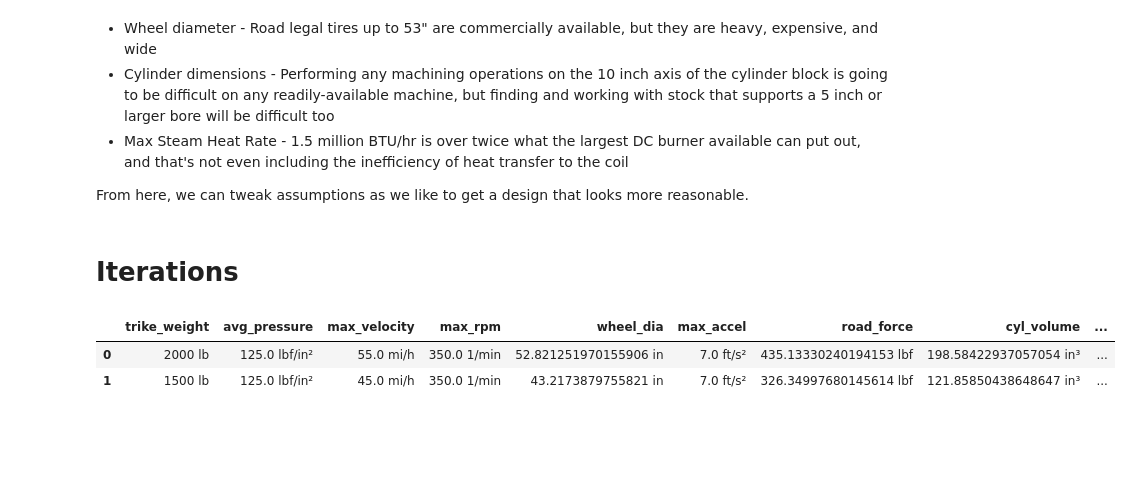
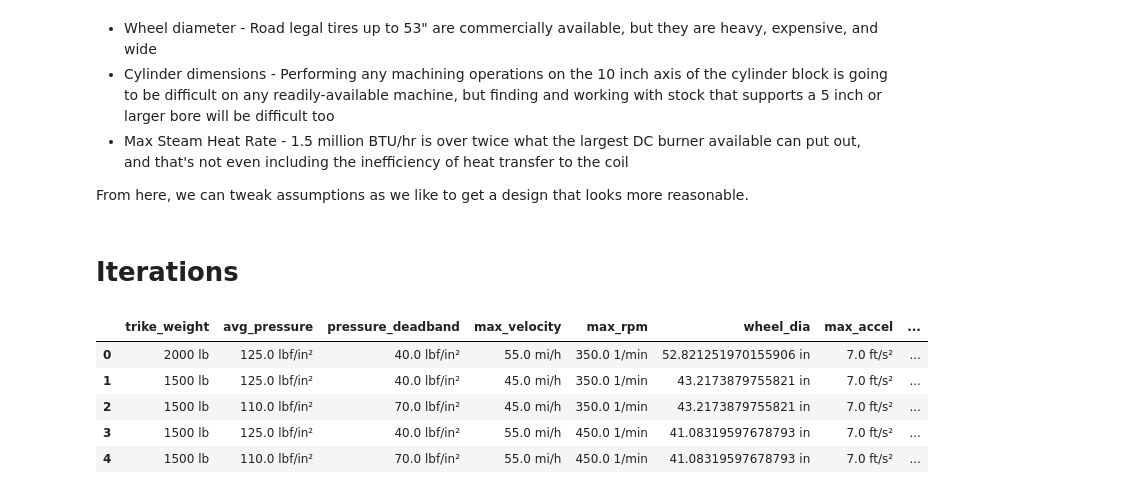
Before and after one commit to collinneedham/steam, a Jupyter notebook: steamtrike.ipynb, the cells around one changed output. Saved outputs shown, nothing was run; the diff lists cells and outputs as text; code cells hidden in the pictures; blank space fills up the shorter version.

```diff
--- a/steamtrike.ipynb
+++ b/steamtrike.ipynb
@@ -206,0 +237,8 @@ max_steam_liquid_rate(x)
+# %%
+def accum_buffer_time(y):
+    value = accum_steam_mass(y) / max_steam_mass_rate(y)
+
+    value = value.to('s')
+    y['accum_buffer_time'] = value
+    return value
+accum_buffer_time(x)
@@ -223,11 +264,15 @@ Next, we find the heat input required to boil water that water (constant pressur
 # %%
-def max_steam_heat_rate(y):
+
+x['burner_power'] = 700000 * ureg('Btu/hr')
+x['gen_coil_efficiency'] = 0.7
+def gen_mass_rate(y):
     init_h = steam.h_pt(y['avg_pressure'] + 1 * ureg('atm'), 70 * ureg('degF'))   # liquid phase
     final_h = steam.hV_p(y['avg_pressure'] + 1 * ureg('atm'), 1 * ureg(''))    # dry vapor phase
-    value = max_steam_mass_rate(y) * (final_h - init_h)
+    heat_transfer_rate = x['burner_power'] * x['gen_coil_efficiency']
+    value = heat_transfer_rate / (final_h - init_h)
 
-    value = value.to('Btu/hr')
-    y['max_steam_heat_rate'] = value
+    value = value.to('lb/min')
+    y['gen_mass_rate'] = value
     return value
-max_steam_heat_rate(x)
+gen_mass_rate(x)
 # %% [output]
@@ -234,0 +282,8 @@ max_steam_heat_rate(x)
+# %%
+def accum_charge_time(y):
+    value = accum_steam_mass(y) / gen_mass_rate(y)
+
+    value = value.to('s')
+    y['accum_charge_time'] = value
+    return value
+accum_charge_time(x)
@@ -237,6 +296,6 @@ max_steam_heat_rate(x)
 Now that we have calculated a single design iteration, let's evaluate the results.
 # %%
 df = pd.DataFrame(x, index=[1])
-df.style.format(".2f")
+pd.set_option('display.max_columns', None)
 df
 # %% [output]
@@ -266,15 +368,19 @@ iters = [
 # %%
 # run calculations
 for each in iters:
     max_hp(each)
-    cyl_stroke(each)
+    max_piston_speed(each)
     max_steam_liquid_rate(each)
+    accum_buffer_time(each)
     accum_surface_area(each)
-    max_steam_heat_rate(each)
+    accum_charge_time(each)
 # display
 df = pd.DataFrame(iters)
 df
 # %% [output]
-|  | trike_weight | avg_pressure | max_velocity | max_rpm | wheel_dia | max_accel | road_force | cyl_volume | ... |
-| 0 | 2000 lb | 125.0 lbf/in² | 55.0 mi/h | 350.0 1/min | 52.821251970155906 in | 7.0 ft/s² | 435.13330240194153 lbf | 198.58422937057054 in³ | ... |
-| 1 | 1500 lb | 125.0 lbf/in² | 45.0 mi/h | 350.0 1/min | 43.2173879755821 in | 7.0 ft/s² | 326.34997680145614 lbf | 121.85850438648647 in³ | ... |
+|  | trike_weight | avg_pressure | pressure_deadband | max_velocity | max_rpm | wheel_dia | max_accel | ... |
+| 0 | 2000 lb | 125.0 lbf/in² | 40.0 lbf/in² | 55.0 mi/h | 350.0 1/min | 52.821251970155906 in | 7.0 ft/s² | ... |
+| 1 | 1500 lb | 125.0 lbf/in² | 40.0 lbf/in² | 45.0 mi/h | 350.0 1/min | 43.2173879755821 in | 7.0 ft/s² | ... |
+| 2 | 1500 lb | 110.0 lbf/in² | 70.0 lbf/in² | 45.0 mi/h | 350.0 1/min | 43.2173879755821 in | 7.0 ft/s² | ... |
+| 3 | 1500 lb | 125.0 lbf/in² | 40.0 lbf/in² | 55.0 mi/h | 450.0 1/min | 41.08319597678793 in | 7.0 ft/s² | ... |
+| 4 | 1500 lb | 110.0 lbf/in² | 70.0 lbf/in² | 55.0 mi/h | 450.0 1/min | 41.08319597678793 in | 7.0 ft/s² | ... |
```
Also changed, not shown: parts of 23 cells of this notebook.
